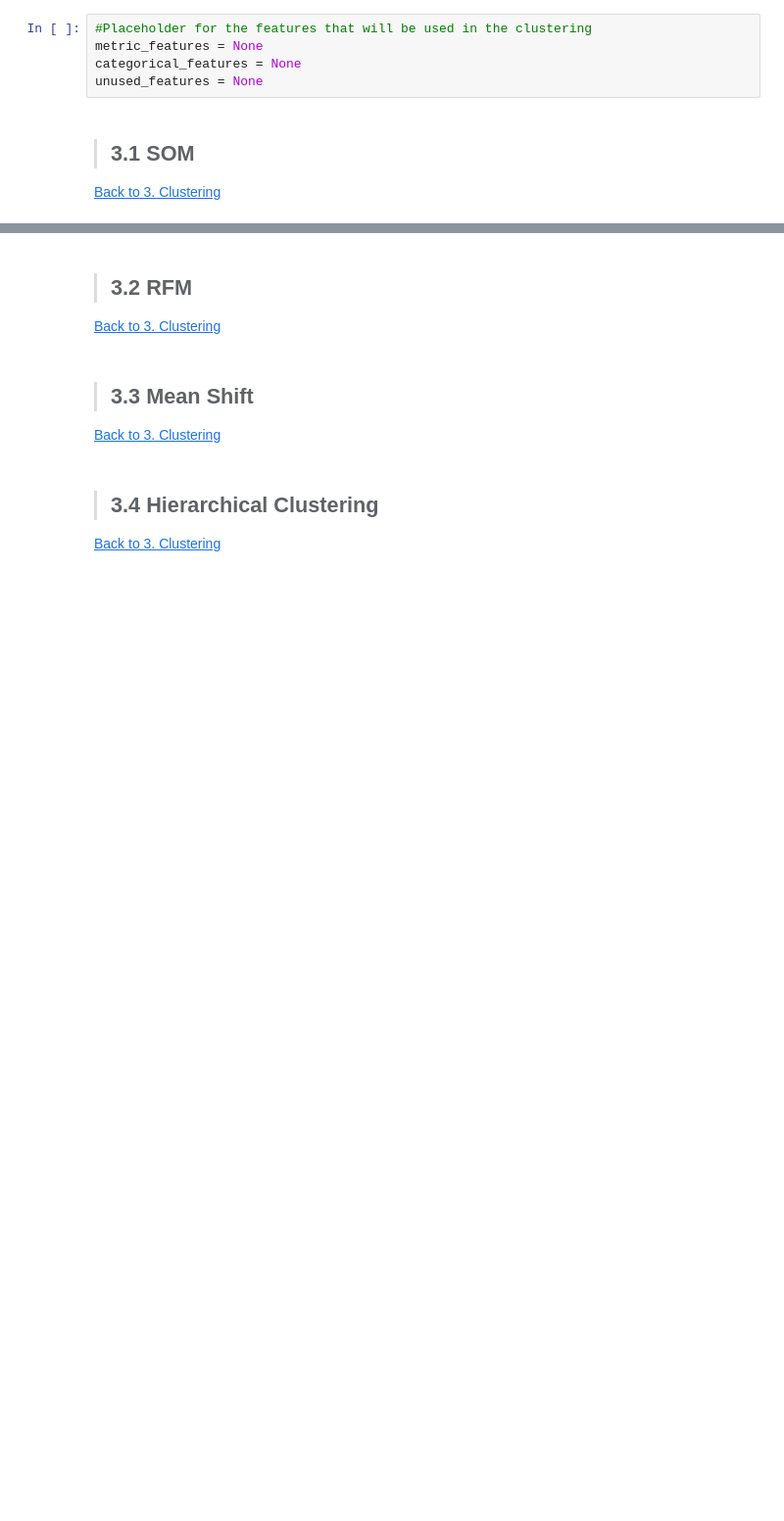
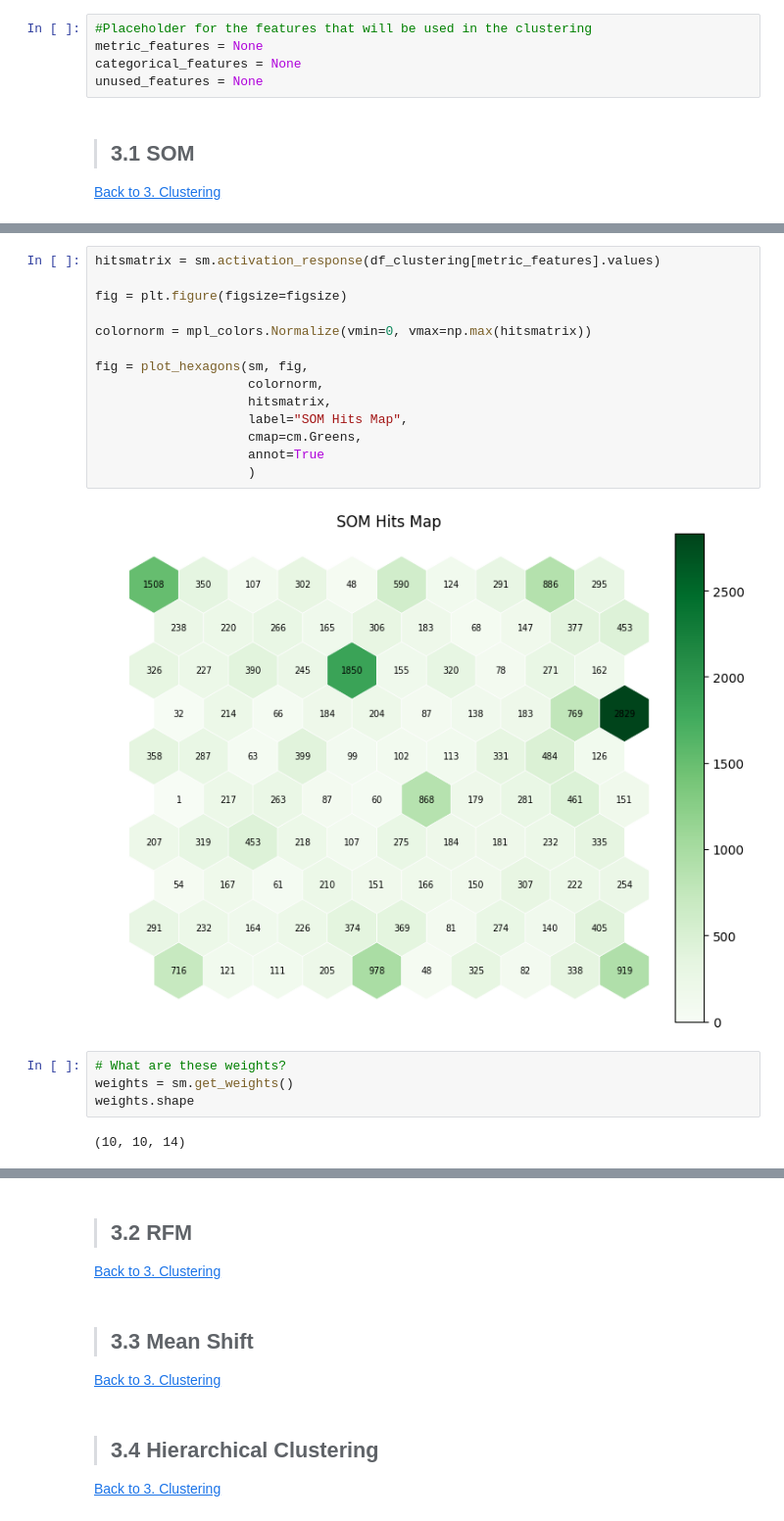
Before and after one commit to SvenGoerdes/CustomerSegmentationDataMining, a Jupyter notebook: deliverables/DM2425_Part2_10_02.ipynb, the cells around one changed output, grey strips where cells are left out. Shown at 98% size. Saved outputs shown, nothing was run; the diff lists cells and outputs as text; blank space fills up the shorter version.

```diff
--- a/deliverables/DM2425_Part2_10_02.ipynb
+++ b/deliverables/DM2425_Part2_10_02.ipynb
@@ -95,0 +261,22 @@ unused_features = None
+# %%
+hitsmatrix = sm.activation_response(df_clustering[metric_features].values)
+
+fig = plt.figure(figsize=figsize)
+
+colornorm = mpl_colors.Normalize(vmin=0, vmax=np.max(hitsmatrix))
+
+fig = plot_hexagons(sm, fig,
+                    colornorm,
+                    hitsmatrix,
+                    label="SOM Hits Map",
+                    cmap=cm.Greens,
+                    annot=True
+                    )
+# %% [output]
+[figure, added]
+# %%
+# What are these weights?
+weights = sm.get_weights()
+weights.shape
+# %% [output]
+(10, 10, 14)
```
Also changed, not shown: parts of 11 cells of this notebook.
